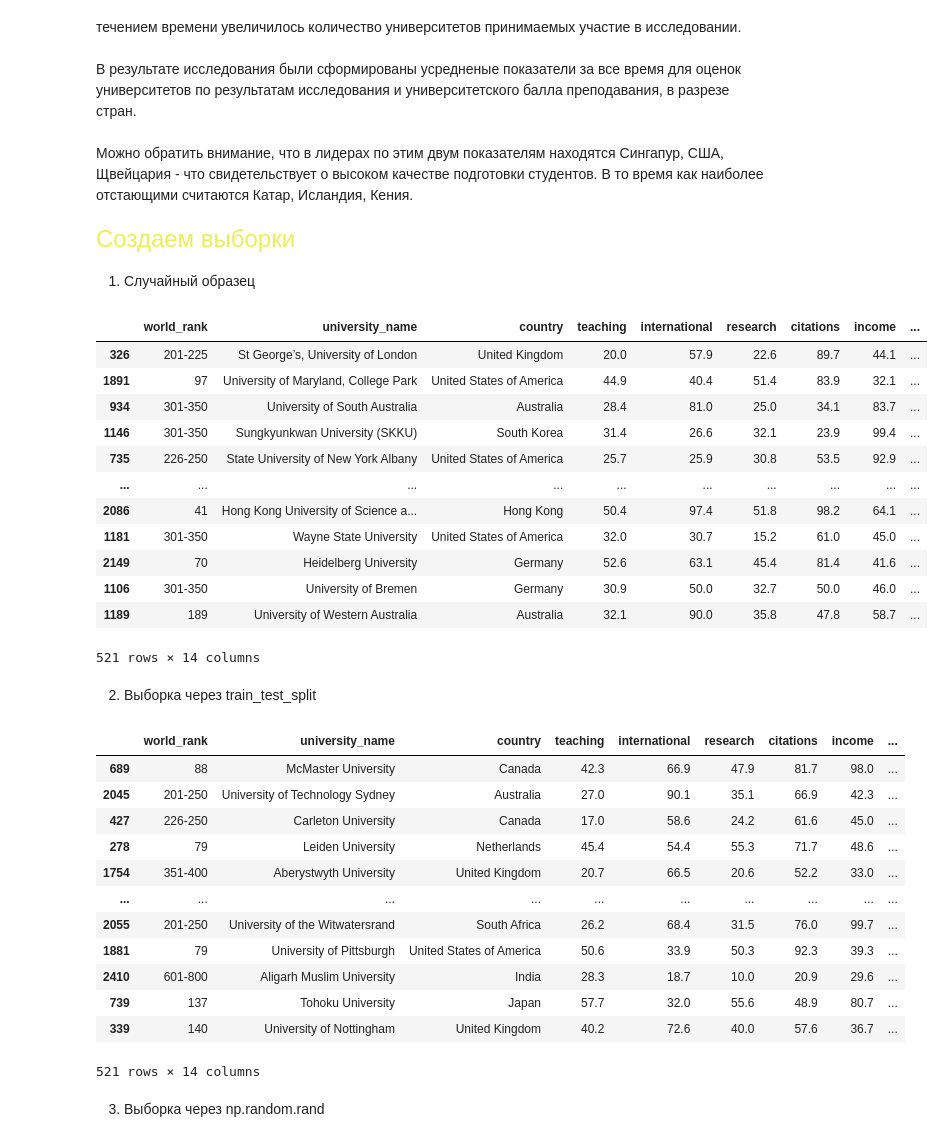
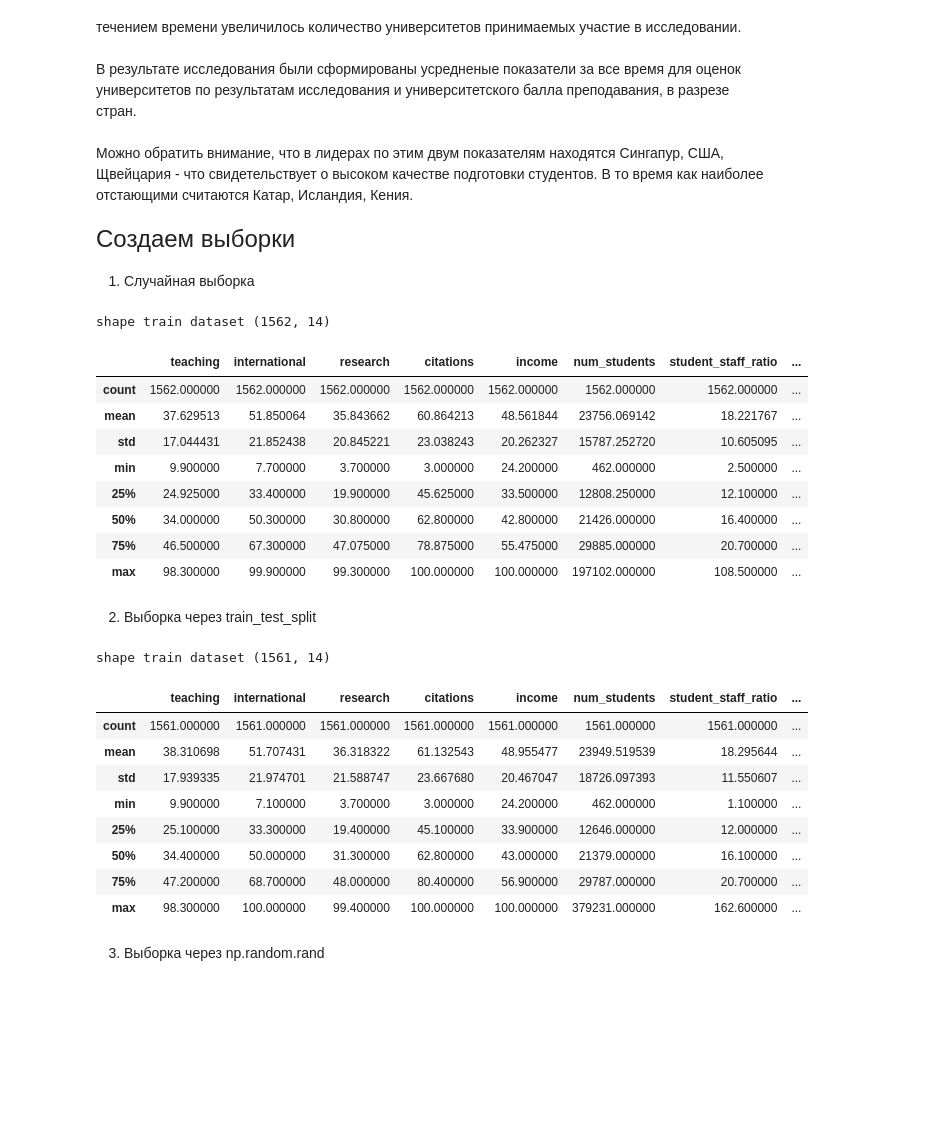
Before and after one commit to Diana-Shilova/TMSds, a Jupyter notebook: lesson13/EDA_1.ipynb, the cells around one changed output. Saved outputs shown, nothing was run; the diff lists cells and outputs as text; code cells hidden in the pictures; blank space fills up the shorter version.

Commit message:
created train dataset with statistics and modified task by TP

```diff
--- a/lesson13/EDA_1.ipynb
+++ b/lesson13/EDA_1.ipynb
@@ -80,3 +125,10 @@ array([ 72.4,  54.6,  82.3,  29.5,  70.3,  77.7,  77.2,  39.6,  90. ,
         13.1,  15.7,  20.4,  19.8,  69.6,  15.4,  13.4,  14.5,  18.5,
         55.2,  20.3,   7.1,  17. ,  14.2,  15.2,  99.9,  13.8,  14. ,
         16.5,  14.9])
+# %%
+df['international_students'] = df['international_students'].str.replace('%', '')
+df['international_students'] = df['international_students'].fillna(0)
+df['international_students'] = df['international_students'].astype(str).astype(int) / 100
+df['international_students'] = df['international_students'].replace(0.0, round(np.mean(df.international),1))
+
+df.international.unique()
@@ -367,49 +437,47 @@ Text(0.5, 1.0, 'Teaching & Research ')
 Можно обратить внимание, что в лидерах по этим двум показателям находятся Сингапур, США, Щвейцария - что свидетельствует о высоком качестве подготовки студентов. В то время как наиболее отстающими считаются Катар, Исландия, Кения.
 # %% [markdown]
 <font size = 5>
-<font color = #EAEF55>Создаем выборки</font>
+<font>Создаем выборки</font>
-# %% [markdown]
-1. Случайный образец
+# %% [markdown]
+1. Случайная выборка
 # %%
-df1 = df.sort_values(by = ['teaching']).reset_index(drop = True)
-df1.sample(frac = 0.2)
+df1 = df.sort_values(by = ['university_name']).reset_index(drop = True)
+train_dataset = df1.sample(frac = 0.6)
+
+print(f'shape train dataset {train_dataset.shape}')
+train_dataset.describe()
 # %% [output]
+shape train dataset (1562, 14)
-|  | world_rank | university_name | country | teaching | international | research | citations | income | ... |
-| 326 | 201-225 | St George’s, University of London | United Kingdom | 20.0 | 57.9 | 22.6 | 89.7 | 44.1 | ... |
-| 1891 | 97 | University of Maryland, College Park | United States of America | 44.9 | 40.4 | 51.4 | 83.9 | 32.1 | ... |
-| 934 | 301-350 | University of South Australia | Australia | 28.4 | 81.0 | 25.0 | 34.1 | 83.7 | ... |
-| 1146 | 301-350 | Sungkyunkwan University (SKKU) | South Korea | 31.4 | 26.6 | 32.1 | 23.9 | 99.4 | ... |
-| 735 | 226-250 | State University of New York Albany | United States of America | 25.7 | 25.9 | 30.8 | 53.5 | 92.9 | ... |
-| ... | ... | ... | ... | ... | ... | ... | ... | ... | ... |
-| 2086 | 41 | Hong Kong University of Science a... | Hong Kong | 50.4 | 97.4 | 51.8 | 98.2 | 64.1 | ... |
-| 1181 | 301-350 | Wayne State University | United States of America | 32.0 | 30.7 | 15.2 | 61.0 | 45.0 | ... |
-| 2149 | 70 | Heidelberg University | Germany | 52.6 | 63.1 | 45.4 | 81.4 | 41.6 | ... |
-| 1106 | 301-350 | University of Bremen | Germany | 30.9 | 50.0 | 32.7 | 50.0 | 46.0 | ... |
-| 1189 | 189 | University of Western Australia | Australia | 32.1 | 90.0 | 35.8 | 47.8 | 58.7 | ... |
+|  | teaching | international | research | citations | income | num_students | student_staff_ratio | ... |
+| count | 1562.000000 | 1562.000000 | 1562.000000 | 1562.000000 | 1562.000000 | 1562.000000 | 1562.000000 | ... |
+| mean | 37.629513 | 51.850064 | 35.843662 | 60.864213 | 48.561844 | 23756.069142 | 18.221767 | ... |
+| std | 17.044431 | 21.852438 | 20.845221 | 23.038243 | 20.262327 | 15787.252720 | 10.605095 | ... |
+| min | 9.900000 | 7.700000 | 3.700000 | 3.000000 | 24.200000 | 462.000000 | 2.500000 | ... |
+| 25% | 24.925000 | 33.400000 | 19.900000 | 45.625000 | 33.500000 | 12808.250000 | 12.100000 | ... |
+| 50% | 34.000000 | 50.300000 | 30.800000 | 62.800000 | 42.800000 | 21426.000000 | 16.400000 | ... |
+| 75% | 46.500000 | 67.300000 | 47.075000 | 78.875000 | 55.475000 | 29885.000000 | 20.700000 | ... |
+| max | 98.300000 | 99.900000 | 99.300000 | 100.000000 | 100.000000 | 197102.000000 | 108.500000 | ... |
-521 rows × 14 columns
 # %% [markdown]
 2. Выборка через train_test_split
 # %%
 from sklearn.model_selection import train_test_split
 
 df2 = df.copy(deep = True)
+train, test = train_test_split(df2, train_size = 0.6)
 
-train, test = train_test_split(df2, test_size = 0.2)
-test
+print(f'shape train dataset {train.shape}')
+train.describe()
 # %% [output]
+shape train dataset (1561, 14)
-|  | world_rank | university_name | country | teaching | international | research | citations | income | ... |
-| 689 | 88 | McMaster University | Canada | 42.3 | 66.9 | 47.9 | 81.7 | 98.0 | ... |
-| 2045 | 201-250 | University of Technology Sydney | Australia | 27.0 | 90.1 | 35.1 | 66.9 | 42.3 | ... |
-| 427 | 226-250 | Carleton University | Canada | 17.0 | 58.6 | 24.2 | 61.6 | 45.0 | ... |
-| 278 | 79 | Leiden University | Netherlands | 45.4 | 54.4 | 55.3 | 71.7 | 48.6 | ... |
-| 1754 | 351-400 | Aberystwyth University | United Kingdom | 20.7 | 66.5 | 20.6 | 52.2 | 33.0 | ... |
-| ... | ... | ... | ... | ... | ... | ... | ... | ... | ... |
-| 2055 | 201-250 | University of the Witwatersrand | South Africa | 26.2 | 68.4 | 31.5 | 76.0 | 99.7 | ... |
-| 1881 | 79 | University of Pittsburgh | United States of America | 50.6 | 33.9 | 50.3 | 92.3 | 39.3 | ... |
-| 2410 | 601-800 | Aligarh Muslim University | India | 28.3 | 18.7 | 10.0 | 20.9 | 29.6 | ... |
-| 739 | 137 | Tohoku University | Japan | 57.7 | 32.0 | 55.6 | 48.9 | 80.7 | ... |
-| 339 | 140 | University of Nottingham | United Kingdom | 40.2 | 72.6 | 40.0 | 57.6 | 36.7 | ... |
+|  | teaching | international | research | citations | income | num_students | student_staff_ratio | ... |
+| count | 1561.000000 | 1561.000000 | 1561.000000 | 1561.000000 | 1561.000000 | 1561.000000 | 1561.000000 | ... |
+| mean | 38.310698 | 51.707431 | 36.318322 | 61.132543 | 48.955477 | 23949.519539 | 18.295644 | ... |
+| std | 17.939335 | 21.974701 | 21.588747 | 23.667680 | 20.467047 | 18726.097393 | 11.550607 | ... |
+| min | 9.900000 | 7.100000 | 3.700000 | 3.000000 | 24.200000 | 462.000000 | 1.100000 | ... |
+| 25% | 25.100000 | 33.300000 | 19.400000 | 45.100000 | 33.900000 | 12646.000000 | 12.000000 | ... |
+| 50% | 34.400000 | 50.000000 | 31.300000 | 62.800000 | 43.000000 | 21379.000000 | 16.100000 | ... |
+| 75% | 47.200000 | 68.700000 | 48.000000 | 80.400000 | 56.900000 | 29787.000000 | 20.700000 | ... |
+| max | 98.300000 | 100.000000 | 99.400000 | 100.000000 | 100.000000 | 379231.000000 | 162.600000 | ... |
-521 rows × 14 columns
 # %% [markdown]
 3. Выборка через np.random.rand
 # %%
```
Also changed, not shown: parts of 25 cells of this notebook, 1 other file.
